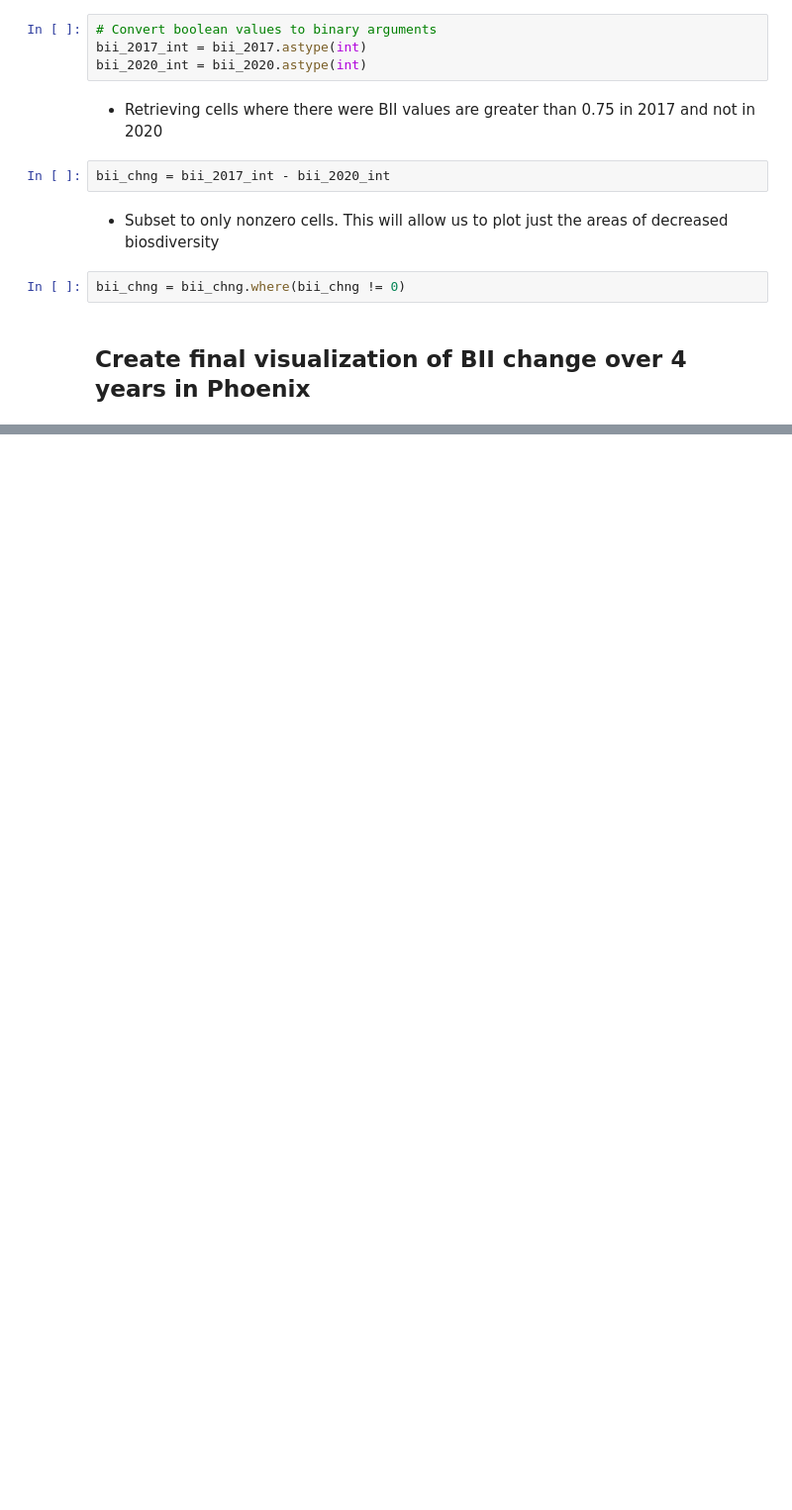
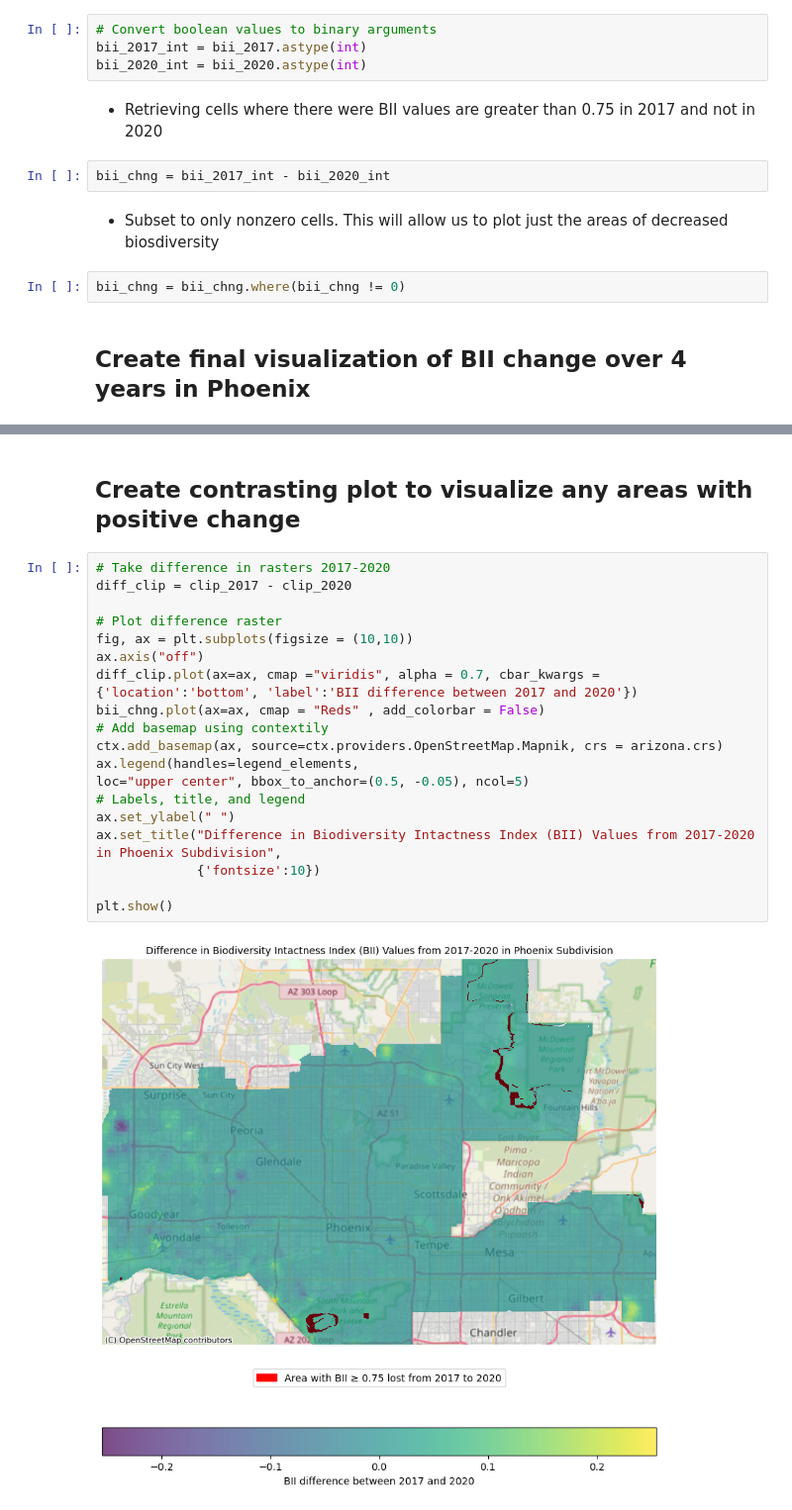
Before and after one commit to NatBonnet/eds220-phoenix-biodiversity, a Jupyter notebook: phoenix_biodiversity.ipynb, the cells around one changed output, grey strips where cells are left out. Shown at 99% size. Drawn from its saved outputs; the diff is of its cells as text; blank space fills up the shorter version.

Commit message:
Finish biodiversity discussion

```diff
--- a/phoenix_biodiversity.ipynb
+++ b/phoenix_biodiversity.ipynb
@@ -220,3 +222,26 @@ ax.set_title("Biodiversity Intactness Index (BII) Phoenix Subdivision",
 plt.show()
 # %% [output]
 [figure]
+# %% [markdown]
+## Create contrasting plot to visualize any areas with positive change
+# %%
+# Take difference in rasters 2017-2020
+diff_clip = clip_2017 - clip_2020
+
+# Plot difference raster
+fig, ax = plt.subplots(figsize = (10,10))
+ax.axis("off")
+diff_clip.plot(ax=ax, cmap ="viridis", alpha = 0.7, cbar_kwargs = {'location':'bottom', 'label':'BII difference between 2017 and 2020'})
+bii_chng.plot(ax=ax, cmap = "Reds" , add_colorbar = False)
+# Add basemap using contextily
+ctx.add_basemap(ax, source=ctx.providers.OpenStreetMap.Mapnik, crs = arizona.crs)
+ax.legend(handles=legend_elements,
+loc="upper center", bbox_to_anchor=(0.5, -0.05), ncol=5)
+# Labels, title, and legend
+ax.set_ylabel(" ")
+ax.set_title("Difference in Biodiversity Intactness Index (BII) Values from 2017-2020 in Phoenix Subdivision",
+             {'fontsize':10})
+
+plt.show()
+# %% [output]
+[figure, added]
```
Also changed, not shown: parts of 2 cells of this notebook.
